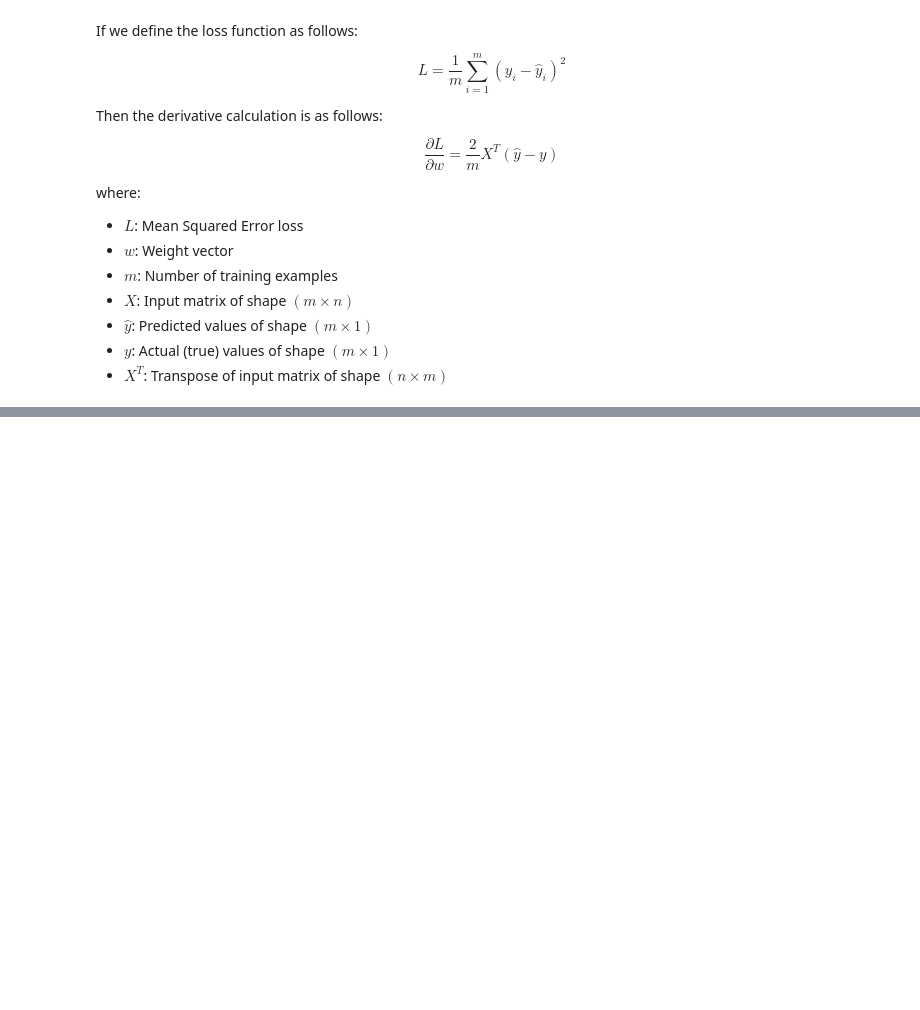
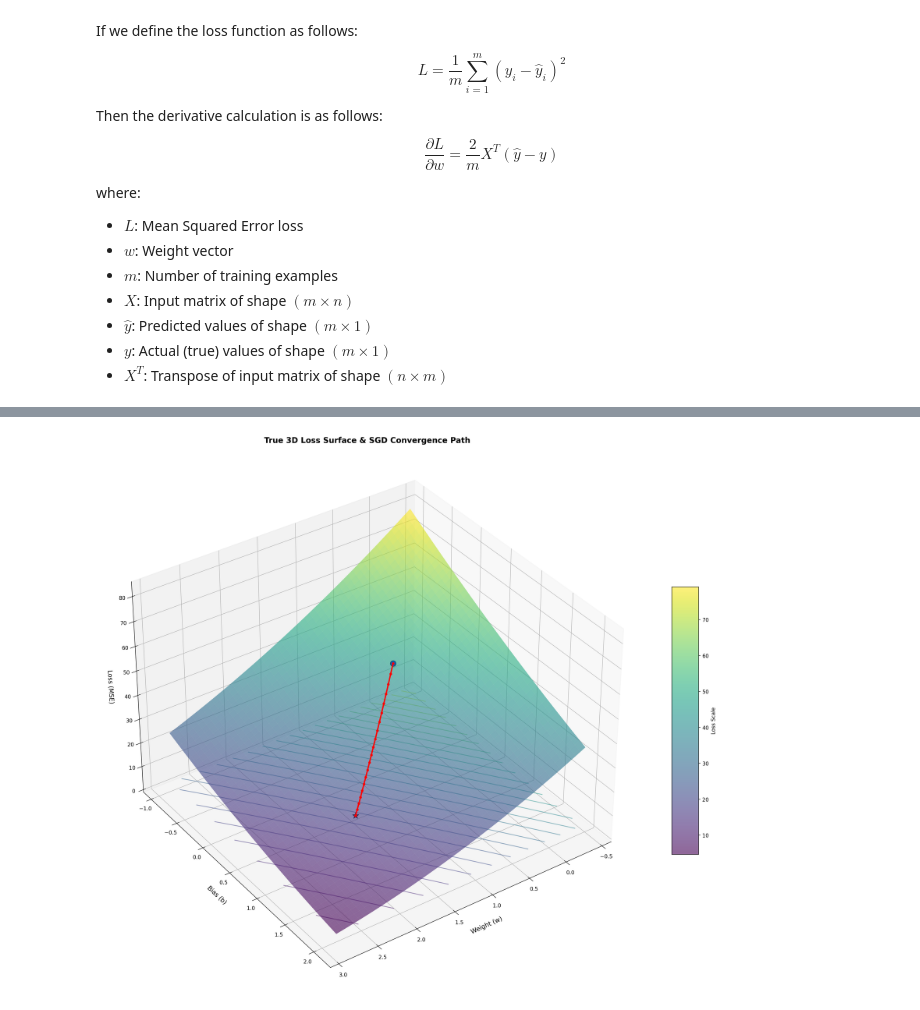
Before and after one commit to HosseinHeydari2004/Neural-Network-From-Scratch, a Jupyter notebook: main.ipynb, the cells around one changed output, grey strips where cells are left out. Saved outputs shown, nothing was run; the diff lists cells and outputs as text; code cells hidden in the pictures; blank space fills up the shorter version.

```diff
--- a/main.ipynb
+++ b/main.ipynb
@@ -871,0 +1081,69 @@ array([16.53925069])
+# %%
+fig = plt.figure(figsize=(20, 15), dpi=200)
+ax = fig.add_subplot(111, projection="3d")
+
+surface = ax.plot_surface(
+    W,
+    B,
+    Z,
+    cmap="viridis",
+    edgecolor="none",
+    alpha=0.6,
+    rstride=2,
+    cstride=2,
+    antialiased=True,
+)
+ax.contour(W, B, Z, levels=25, cmap="viridis", offset=np.min(Z), alpha=0.5)
+
+ax.plot(
+    w_hist,
+    b_hist,
+    loss_hist,
+    color="red",
+    marker="o",
+    markersize=4,
+    linewidth=2.5,
+    label="SGD Path",
+    zorder=20,
+)
+
+ax.scatter(
+    w_hist[0],
+    b_hist[0],
+    loss_hist[0],
+    color="blue",
+    s=120,
+    edgecolors="black",
+    label="Start (Initial Guess)",
+    zorder=21,
+)
+ax.scatter(
+    w_opt,
+    b_opt,
+    loss_hist[-1],
+    color="crimson",
+    s=150,
+    marker="*",
+    edgecolors="black",
+    label="Optimized (Final)",
+    zorder=21,
+)
+
+ax.set_title(
+    "True 3D Loss Surface & SGD Convergence Path",
+    fontsize=15,
+    pad=20,
+    fontweight="bold",
+)
+ax.set_xlabel("Weight (w)", fontsize=12, labelpad=10)
+ax.set_ylabel("Bias (b)", fontsize=12, labelpad=10)
+ax.set_zlabel("Loss (MSE)", fontsize=12, labelpad=10)
+
+fig.colorbar(surface, ax=ax, shrink=0.5, aspect=10, label="Loss Scale")
+
+ax.view_init(elev=35, azim=55)
+
+plt.tight_layout()
+plt.show()
+# %% [output]
+[figure, added]
```
Also changed, not shown: parts of 22 cells of this notebook.
